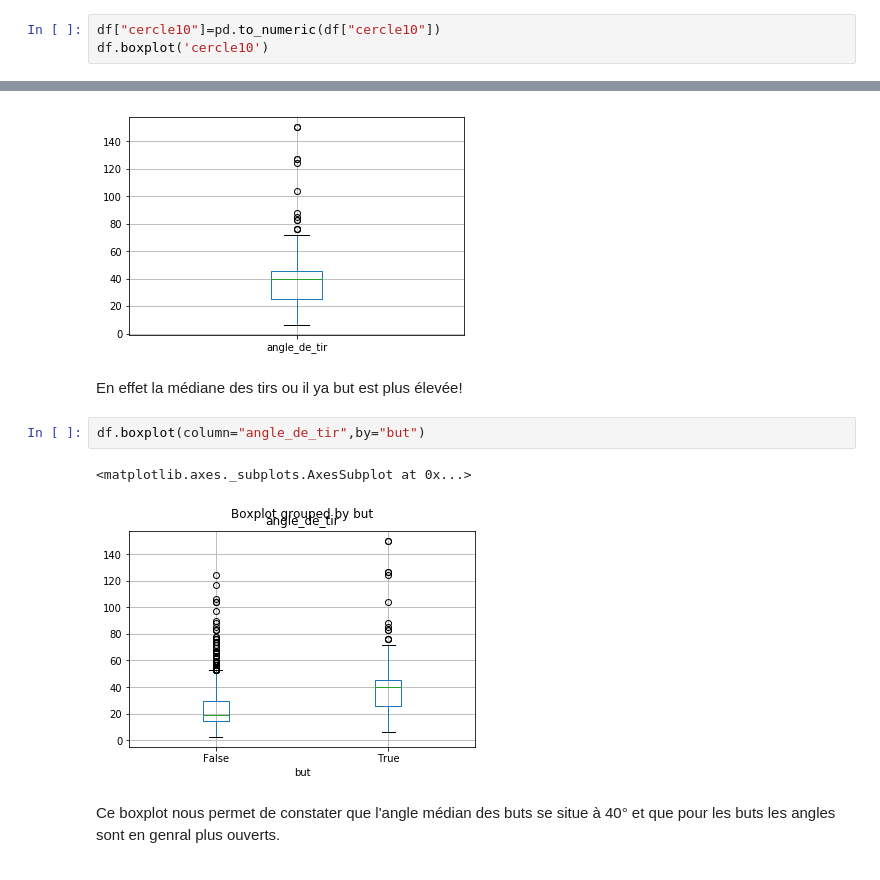
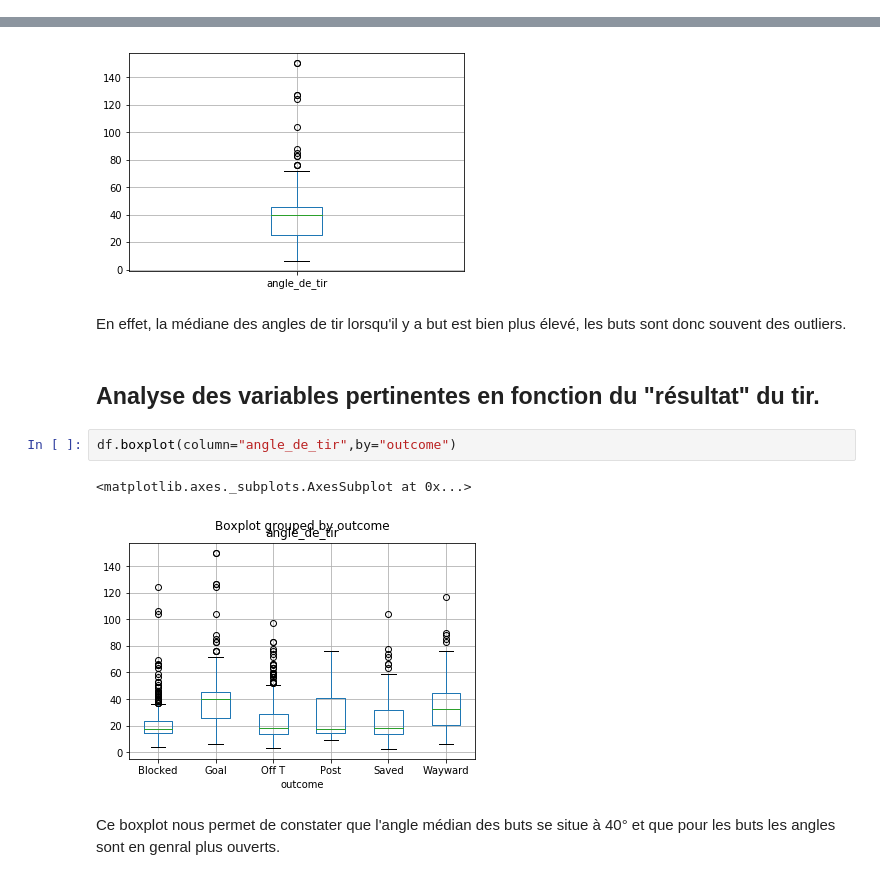
Before and after one commit to sebquetin/ML_Football, a Jupyter notebook: PROJETFOOT.ipynb, the cells around one changed output, grey strips where cells are left out. Drawn from its saved outputs; the diff is of its cells as text.

```diff
--- a/PROJETFOOT.ipynb
+++ b/PROJETFOOT.ipynb
@@ -104,6 +138,3 @@ df.boxplot('cercle5')
 [figure]
 # %% [markdown]
 50% des tirs sont effectués avec plus de 2 joueurs dans un rayon de 5 m autour du porteur du ballon. Les valeurs sont en général assez faibles. Les tireurs ont tendance à tenter leur chance quand ils ont de l'espace.
-# %%
-df["cercle10"]=pd.to_numeric(df["cercle10"])
-df.boxplot('cercle10')
@@ -172,11 +162,13 @@ df[df["outcome"]=="Goal"].boxplot('angle_de_tir')
 <matplotlib.axes._subplots.AxesSubplot at 0x...>
 [figure]
 # %% [markdown]
-En effet la médiane des tirs ou il ya but est plus élevée!
+En effet, la médiane des angles de tir lorsqu'il y a but est bien plus élevé, les buts sont donc souvent des outliers.
+# %% [markdown]
+## Analyse des variables pertinentes en fonction du "résultat" du tir.
 # %%
-df.boxplot(column="angle_de_tir",by="but")
+df.boxplot(column="angle_de_tir",by="outcome")
 # %% [output]
 <matplotlib.axes._subplots.AxesSubplot at 0x...>
-[figure, old version]
+[figure, new version]
 # %% [markdown]
 Ce boxplot nous permet de constater que l'angle médian des buts se situe à 40° et que pour les buts les angles sont en genral plus ouverts.
```
Also changed, not shown: parts of 129 cells of this notebook.
